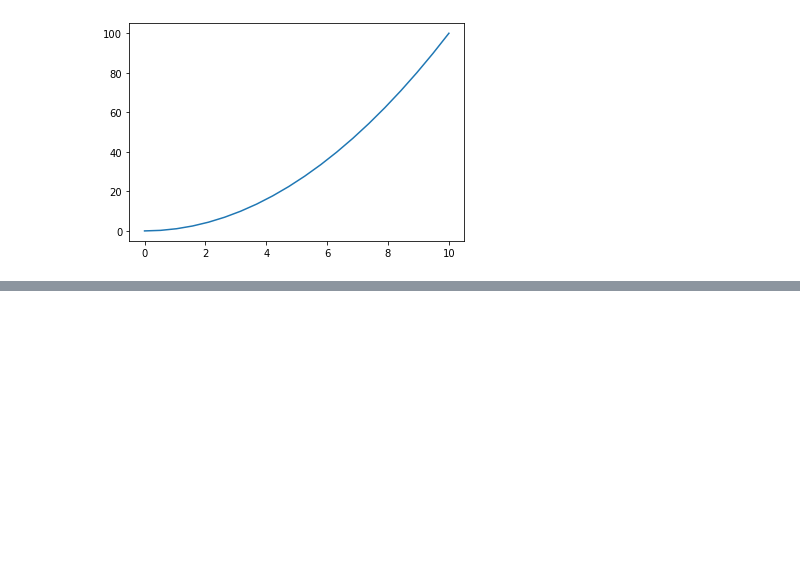
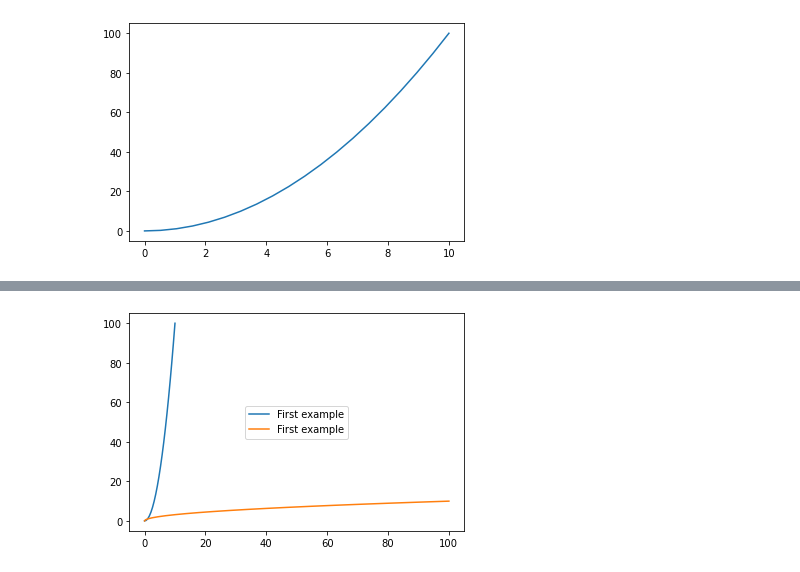
Before and after one commit to Python-Project-code/4-Matplotlib, a Jupyter notebook: Legends.ipynb, the cells around one changed output, grey strips where cells are left out. Cells and saved outputs as stored; diff of their text form; code cells hidden in the pictures; blank space fills up the shorter version.

```diff
--- a/Legends.ipynb
+++ b/Legends.ipynb
@@ -19,0 +32,6 @@ plt.legend()
+# %%
+plt.plot(x,y,y,x,label = 'First example')
+plt.legend(loc = 10)
+plt.savefig("./image/l4.png")
+# %% [output]
+[figure, added]
```
Also changed, not shown: parts of 3 cells of this notebook, 5 other files.
